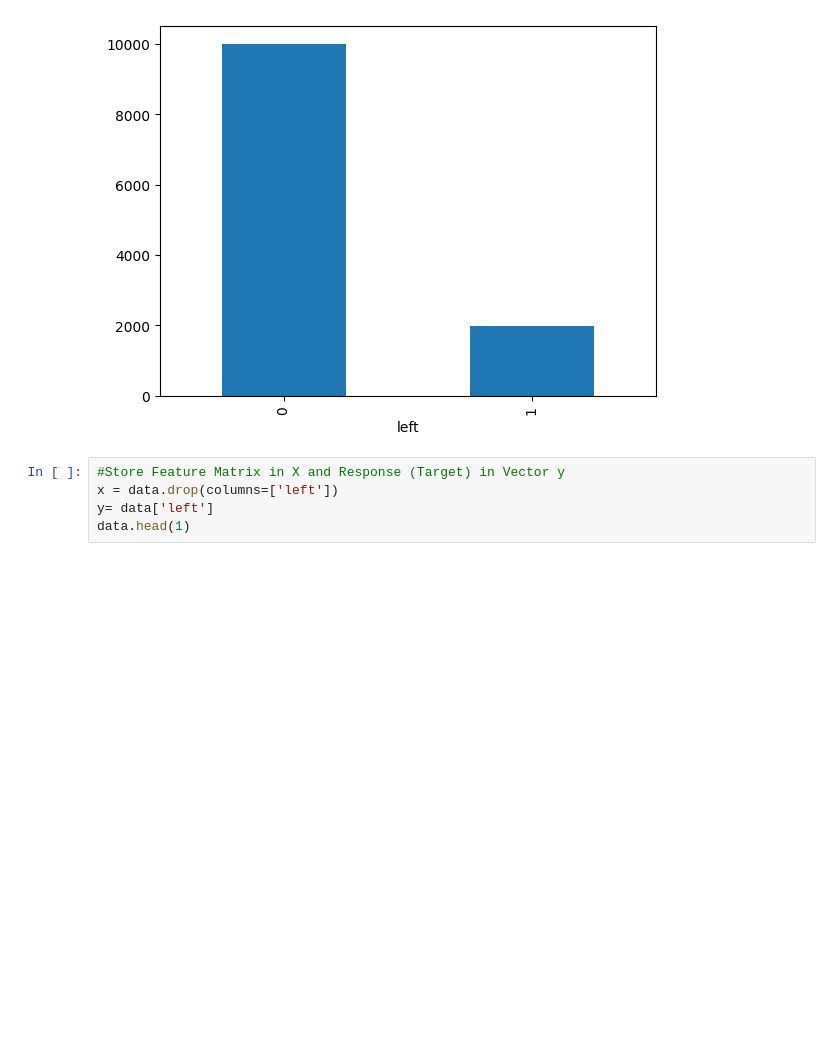
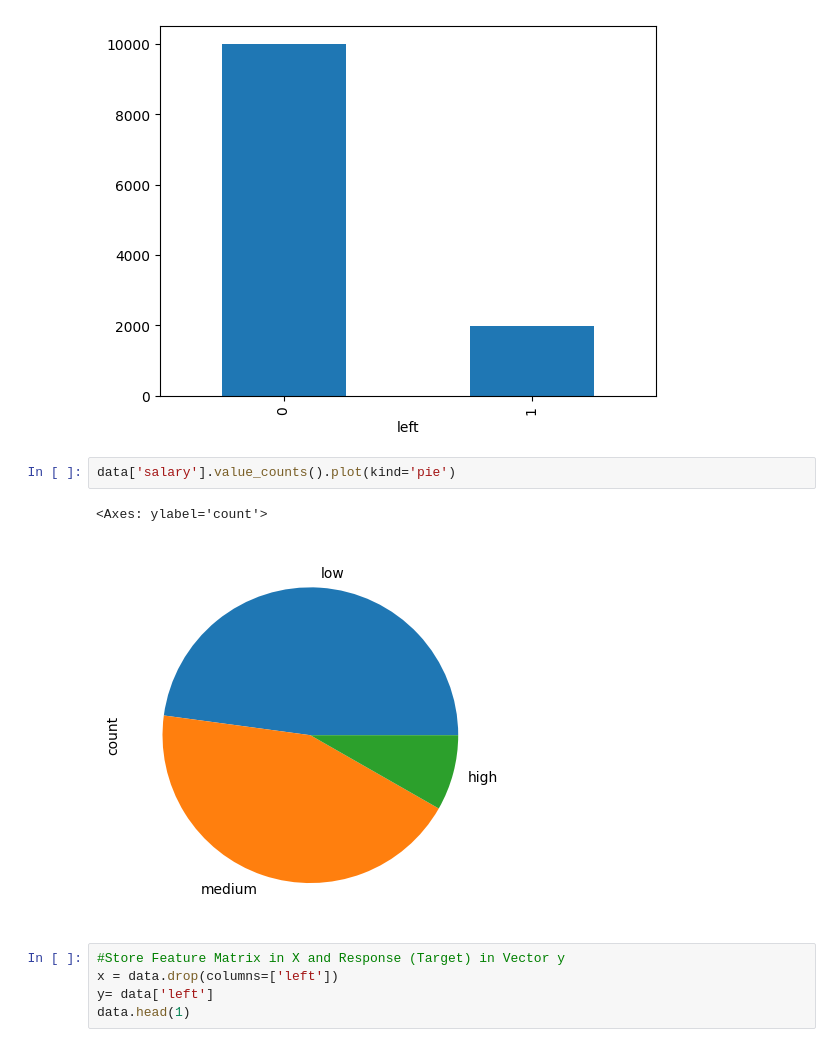
Before and after one commit to layashreeadepu/Workforce-Retention-Forecast, a Jupyter notebook: Workforce_Retention_Forecast.ipynb, the cells around one changed output. Drawn from its saved outputs; the diff is of its cells as text; blank space fills up the shorter version.

```diff
--- a/Workforce_Retention_Forecast.ipynb
+++ b/Workforce_Retention_Forecast.ipynb
@@ -124,6 +129,11 @@ data['left'].value_counts().plot(kind='bar')
 # %% [output]
 <Axes: xlabel='left'>
 [figure]
+# %%
+data['salary'].value_counts().plot(kind='pie')
+# %% [output]
+<Axes: ylabel='count'>
+[figure, added]
 # %%
 #Store Feature Matrix in X and Response (Target) in Vector y
 x = data.drop(columns=['left'])
```
Also changed, not shown: parts of 4 cells of this notebook.
